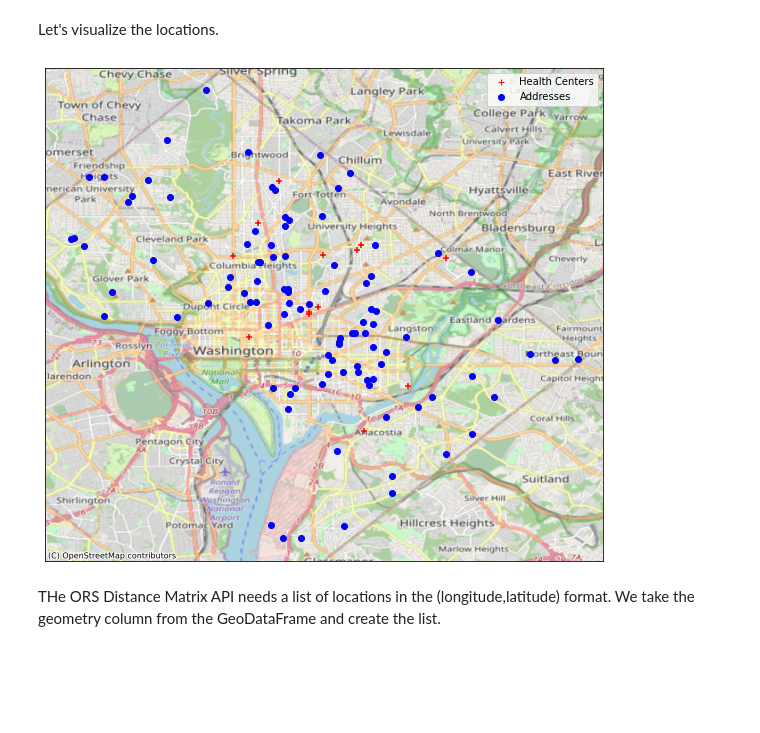
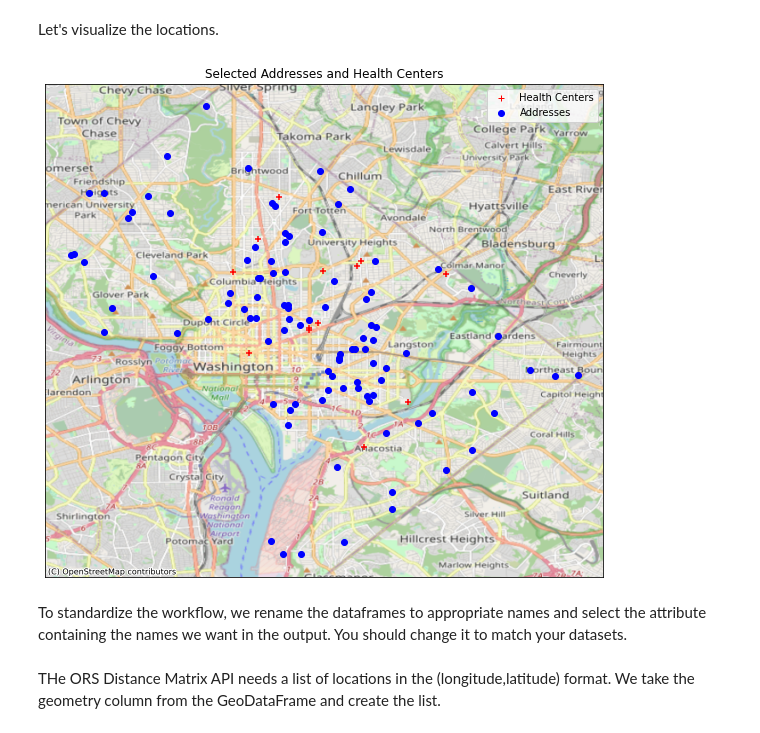
Before and after one commit to spatialthoughts/python-tutorials, a Jupyter notebook: ors_api_distance_matrix.ipynb, the cells around one changed output. Saved outputs shown, nothing was run; the diff lists cells and outputs as text; code cells hidden in the pictures; blank space fills up the shorter version.

```diff
--- a/ors_api_distance_matrix.ipynb
+++ b/ors_api_distance_matrix.ipynb
@@ -109,16 +80,20 @@ Let's visualize the locations.
 # %%
 fig, ax = plt.subplots(1, 1)
 fig.set_size_inches(10,10)
+address_gdf.plot(ax=ax, color='blue', alpha=1, marker='o')
 health_gdf.plot(ax=ax, color='red', alpha=1, marker='+')
-address_gdf.plot(ax=ax, color='blue', alpha=1, marker='o')
 cx.add_basemap(ax, crs=health_gdf.crs, source=cx.providers.OpenStreetMap.Mapnik)
 
 legend_elements = [
     plt.plot([],[], color='red', alpha=1, marker='+', label='Health Centers', ls='')[0],
     plt.plot([],[], color='blue', alpha=1, marker='o', label='Addresses', ls='')[0]]
 ax.legend(handles=legend_elements, loc='upper right')
 ax.get_xaxis().set_visible(False)
 ax.get_yaxis().set_visible(False)
+ax.set_title('Selected Addresses and Health Centers')
+
 plt.show()
 # %% [output]
-[figure, old version]
+[figure, new version]
+# %% [markdown]
+To standardize the workflow, we rename the dataframes to appropriate names and select the attribute containing the names we want in the output. You should change it to match your datasets.
```
Also changed, not shown: parts of 18 cells of this notebook.
